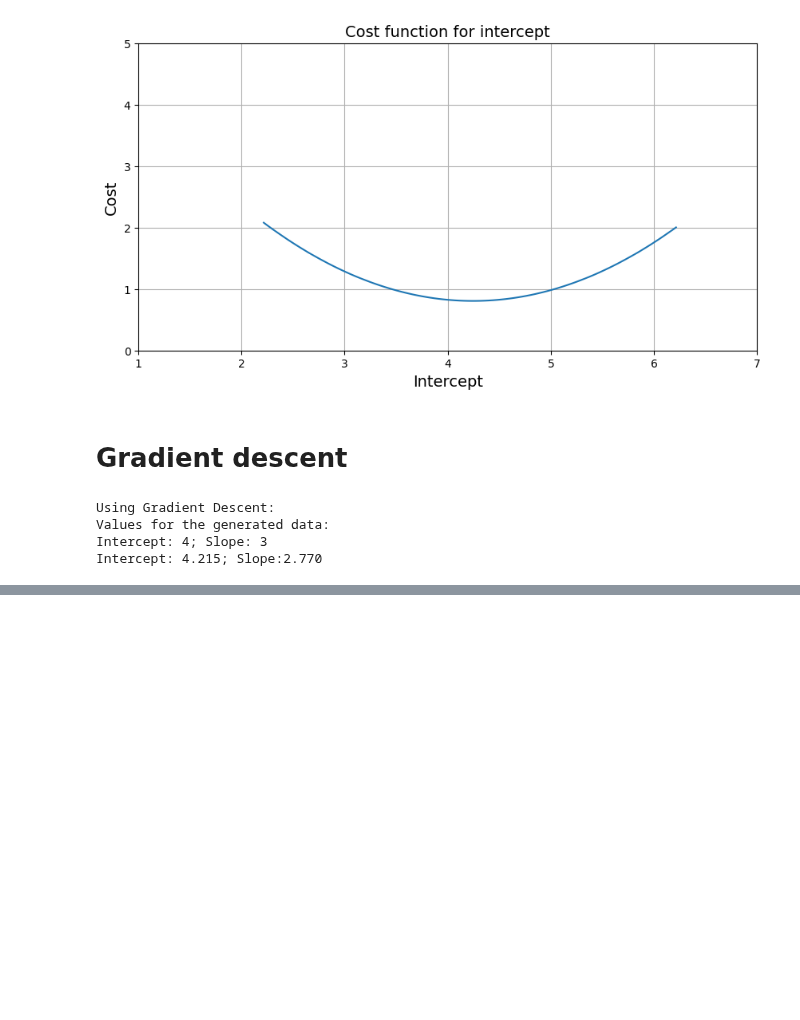
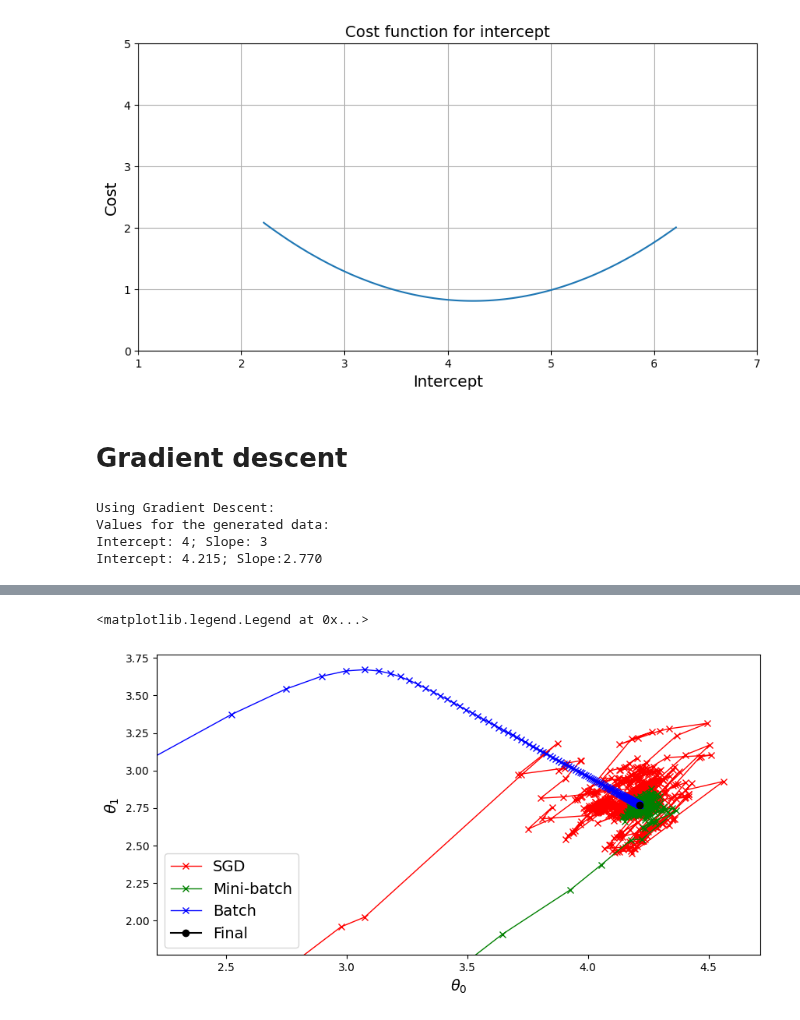
Before and after one commit to MrIsCM/Learning-Machine-Learning, a Jupyter notebook: Notebooks/04_training_linear_models.ipynb, the cells around one changed output, grey strips where cells are left out. Cells and saved outputs as stored; diff of their text form; code cells hidden in the pictures; blank space fills up the shorter version.

```diff
--- a/Notebooks/04_training_linear_models.ipynb
+++ b/Notebooks/04_training_linear_models.ipynb
@@ -208,0 +281,41 @@ Intercept: 4.215; Slope:2.770
+# %%
+# Mix of Batch and Stochastic Gradient Descent
+
+def mini_bath_GD(X, y, eta=0.1, n_epochs=50, batch_size=20):
+	theta = np.random.randn(2, 1)
+	theta_path_mgd = []
+	m = len(X_b)
+
+	for epoch in range(n_epochs):
+		shuffled_indices = np.random.permutation(m)
+		X_b_shuffled = X_b[shuffled_indices]
+		y_shuffled = y[shuffled_indices]
+
+		for i in range(0, m, batch_size):
+			xi = X_b_shuffled[i:i+batch_size]
+			yi = y_shuffled[i:i+batch_size]
+			gradients = 2/batch_size * xi.T @ (xi @ theta - yi)
+			# eta = learning_schedule(epoch * m + i)
+			theta = theta - eta * gradients
+			theta_path_mgd.append(theta)
+
+	return theta, theta_path_mgd
+# %%
+theta_mini, theta_path_mgd = mini_bath_GD(X_b, y)
+# %%
+# Compare the paths
+theta_path_mgd = np.array(theta_path_mgd)
+theta_path_batch = np.array(theta_path_batch)
+plt.figure(figsize=(10, 5))
+plt.plot(theta_path_sgd[:, 0], theta_path_sgd[:, 1], "r-x", linewidth=1, label="SGD")
+plt.plot(theta_path_mgd[:, 0], theta_path_mgd[:, 1], "g-x", linewidth=1, label="Mini-batch")
+plt.plot(theta_path_batch[:, 0], theta_path_batch[:, 1], "b-x", linewidth=1, label="Batch")
+plt.plot(theta_best[0], theta_best[1], "k-o", label="Final")
+plt.xlabel(r"$\theta_0$")
+plt.ylabel(r"$\theta_1$")
+plt.xlim(theta_best[0]-2, theta_best[0]+0.5)
+plt.ylim(theta_best[1]-1, theta_best[1]+1)
+plt.legend()
+# %% [output]
+<matplotlib.legend.Legend at 0x...>
+[figure, added]
```
Also changed, not shown: parts of 9 cells of this notebook.
